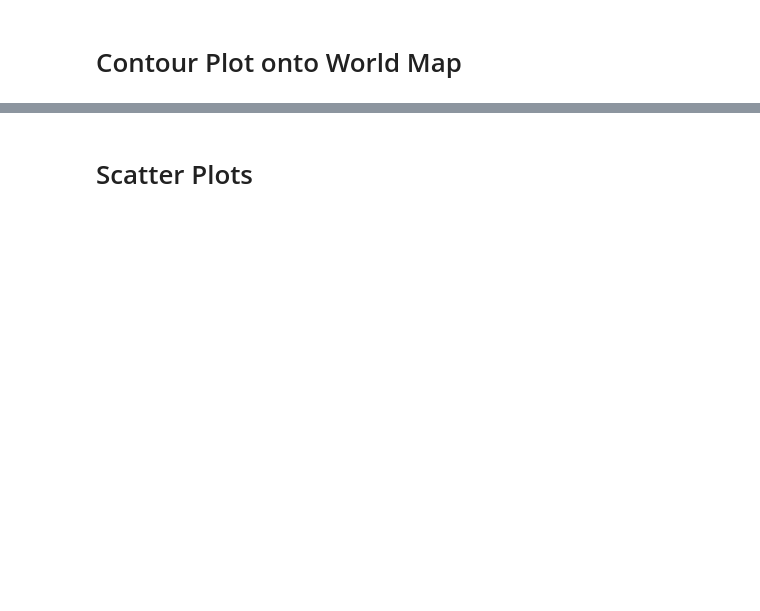
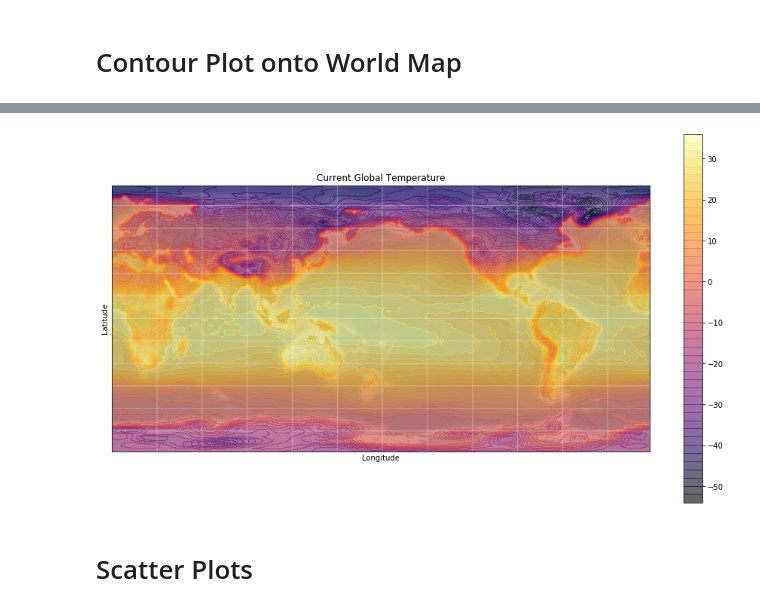
Before and after one commit to philipc2/CDDS-Python, a Jupyter notebook: Earth and Environmental Data Science Tutorial/Matplotlib .ipynb, the cells around one changed output, grey strips where cells are left out. Drawn from its saved outputs; the diff is of its cells as text; code cells hidden in the pictures; blank space fills up the shorter version.

```diff
--- a/Earth and Environmental Data Science Tutorial/Matplotlib .ipynb
+++ b/Earth and Environmental Data Science Tutorial/Matplotlib .ipynb
@@ -166,3 +167,14 @@ plt.show()
+# %%
+fig = plt.figure(figsize=(16, 9), edgecolor='w')
+draw_map(m)
+plt.contourf(lon, lat, temp,50, cmap ='inferno', alpha = 0.6)
+plt.colorbar()
+plt.title("Current Global Temperature")
+plt.xlabel("Longitude")
+plt.ylabel("Latitude")
+plt.show()
+# %% [output]
+[figure, added]
 # %% [markdown]
 # Scatter Plots
 # %%
```
Also changed, not shown: parts of 5 cells of this notebook, 2 other files.
